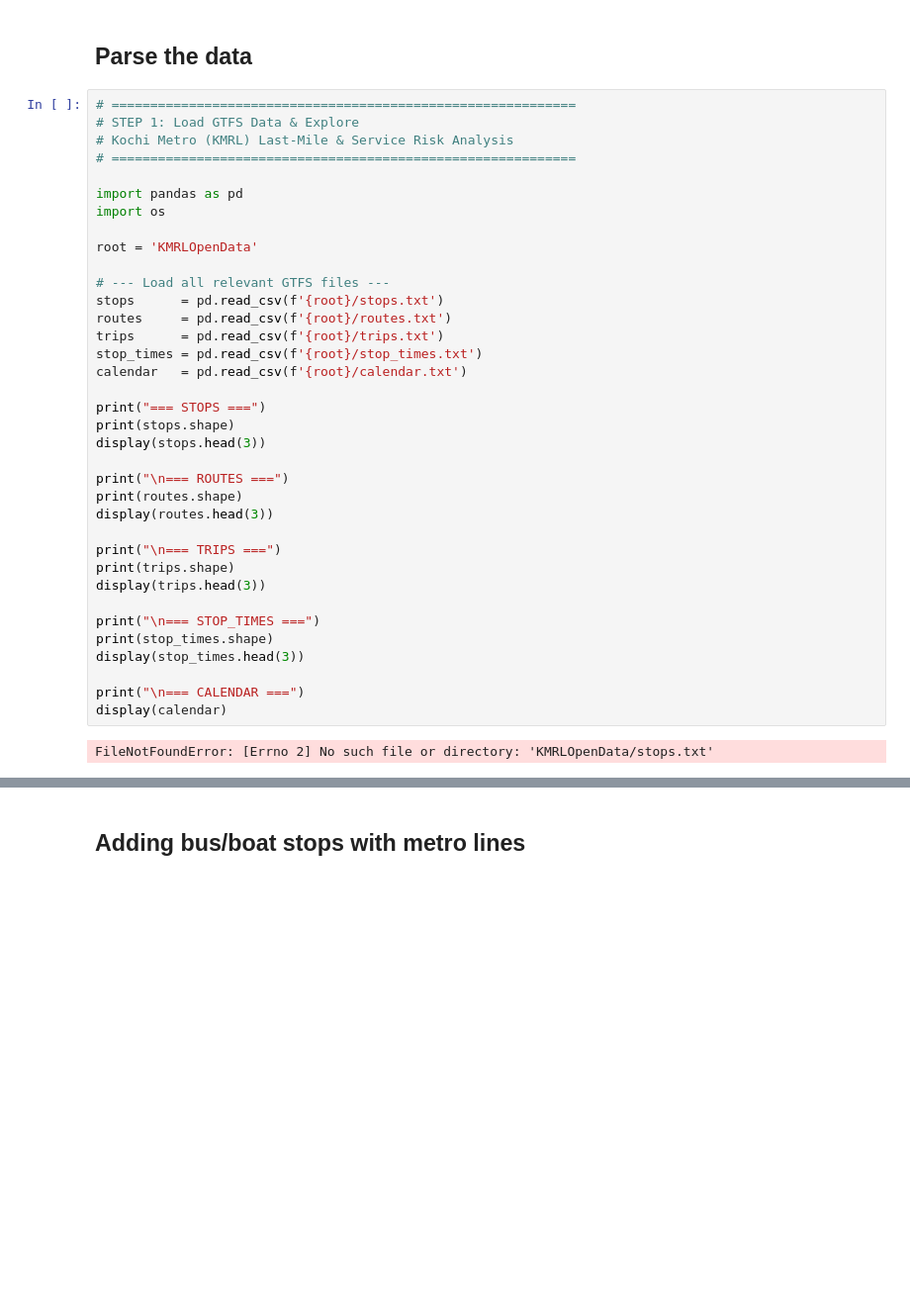
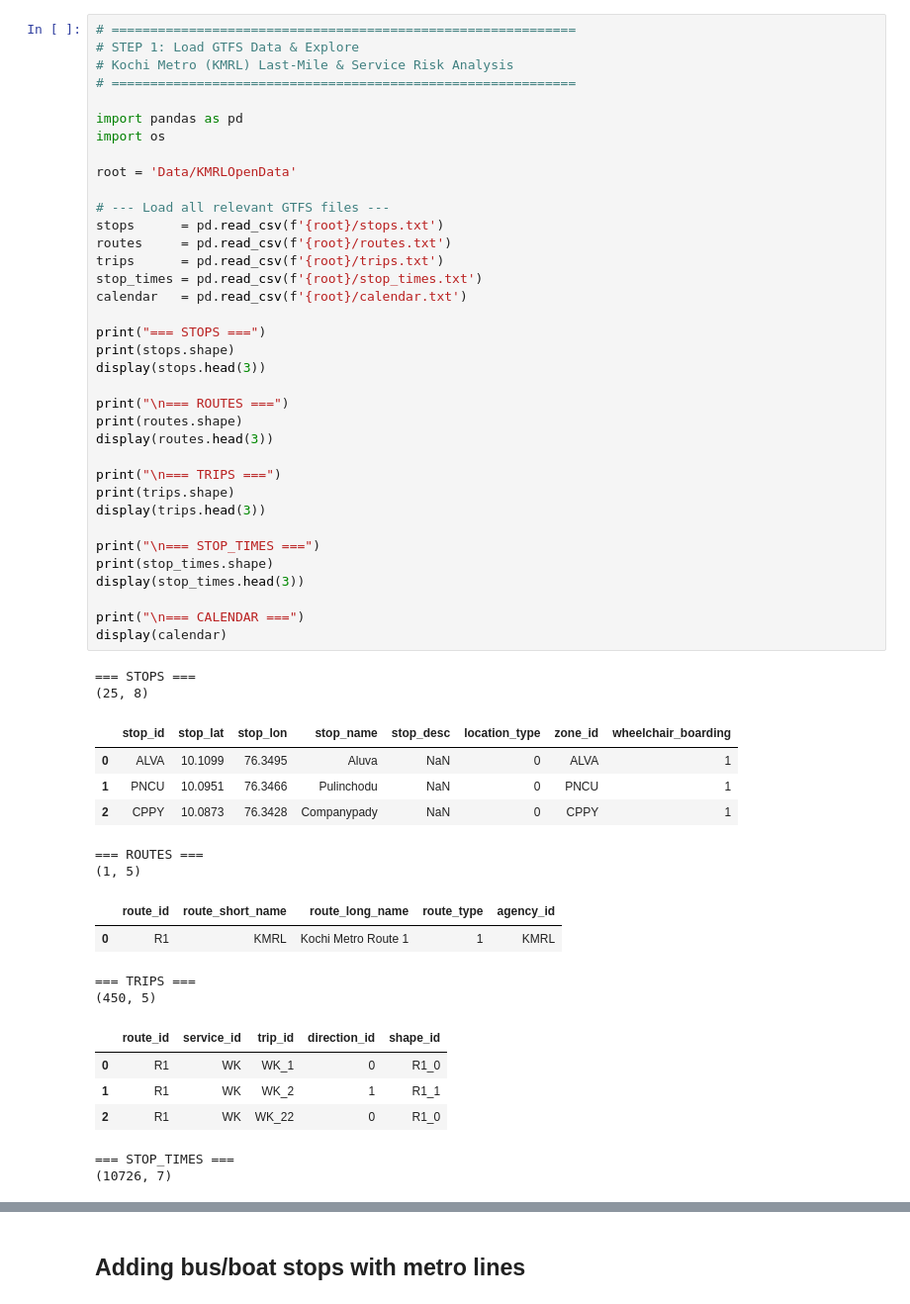
Before and after one commit to aleedacharly/Kochi-Metro-KMRL--connectivity-analysis, a Jupyter notebook: analysis.ipynb, the cells around one changed output, grey strips where cells are left out. Shown at 99% size. Cells and saved outputs as stored; diff of their text form; blank space fills up the shorter version.

```diff
--- a/analysis.ipynb
+++ b/analysis.ipynb
@@ -1,5 +1,3 @@
-# %% [markdown]
-## Parse the data
 # %%
 # ============================================================
 # STEP 1: Load GTFS Data & Explore
@@ -9,32 +7,49 @@
 import pandas as pd
 import os
 
-root = 'KMRLOpenData'
+root = 'Data/KMRLOpenData'
 
 # --- Load all relevant GTFS files ---
 stops      = pd.read_csv(f'{root}/stops.txt')
 routes     = pd.read_csv(f'{root}/routes.txt')
 trips      = pd.read_csv(f'{root}/trips.txt')
 stop_times = pd.read_csv(f'{root}/stop_times.txt')
 calendar   = pd.read_csv(f'{root}/calendar.txt')
 
 print("=== STOPS ===")
 print(stops.shape)
 display(stops.head(3))
 
 print("\n=== ROUTES ===")
 print(routes.shape)
 display(routes.head(3))
 
 print("\n=== TRIPS ===")
 print(trips.shape)
 display(trips.head(3))
 
 print("\n=== STOP_TIMES ===")
 print(stop_times.shape)
 display(stop_times.head(3))
 
 print("\n=== CALENDAR ===")
 display(calendar)
 # %% [output]
-FileNotFoundError: [Errno 2] No such file or directory: 'KMRLOpenData/stops.txt'
+=== STOPS ===
+(25, 8)
+|  | stop_id | stop_lat | stop_lon | stop_name | stop_desc | location_type | zone_id | wheelchair_boarding |
+| 0 | ALVA | 10.1099 | 76.3495 | Aluva | NaN | 0 | ALVA | 1 |
+| 1 | PNCU | 10.0951 | 76.3466 | Pulinchodu | NaN | 0 | PNCU | 1 |
+| 2 | CPPY | 10.0873 | 76.3428 | Companypady | NaN | 0 | CPPY | 1 |
+=== ROUTES ===
+(1, 5)
+|  | route_id | route_short_name | route_long_name | route_type | agency_id |
+| 0 | R1 | KMRL | Kochi Metro Route 1 | 1 | KMRL |
+=== TRIPS ===
+(450, 5)
+|  | route_id | service_id | trip_id | direction_id | shape_id |
+| 0 | R1 | WK | WK_1 | 0 | R1_0 |
+| 1 | R1 | WK | WK_2 | 1 | R1_1 |
+| 2 | R1 | WK | WK_22 | 0 | R1_0 |
+=== STOP_TIMES ===
+(10726, 7)
```
Also changed, not shown: parts of 6 cells of this notebook, 4 other files.
